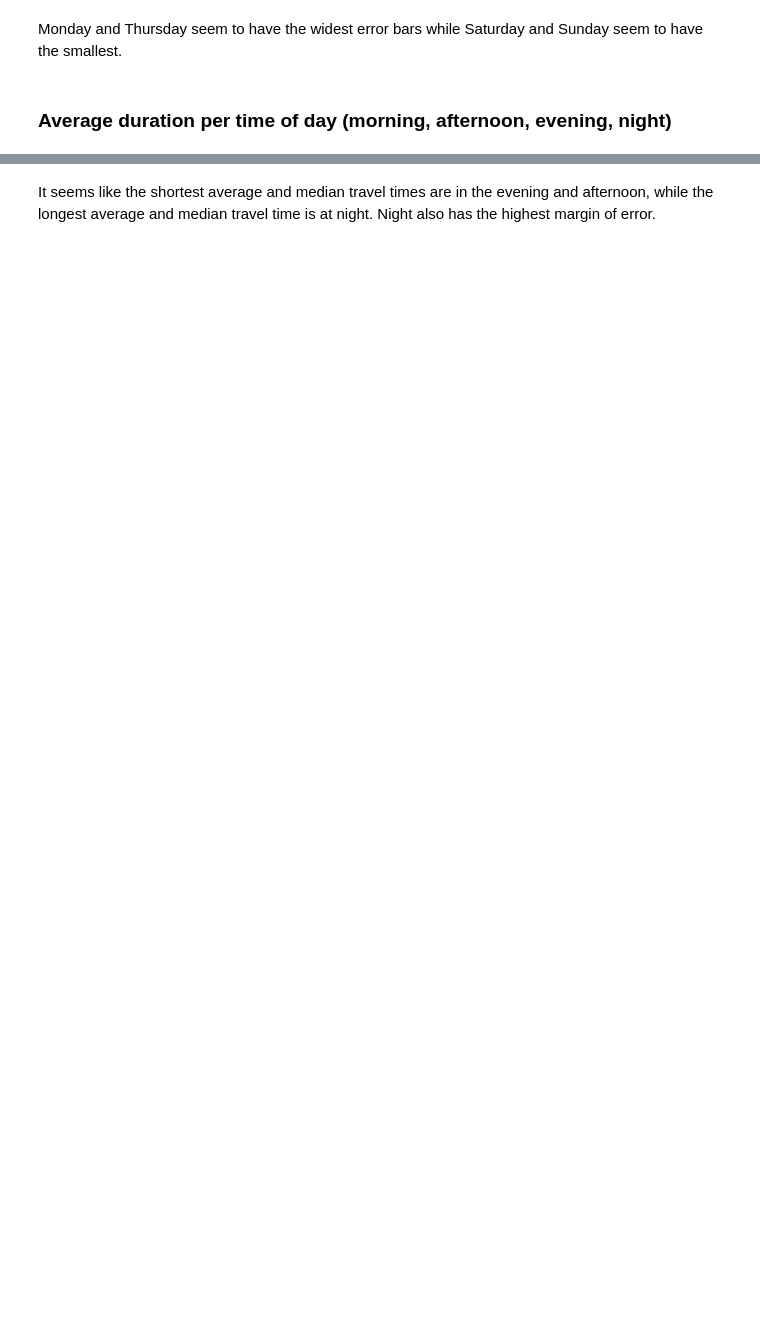
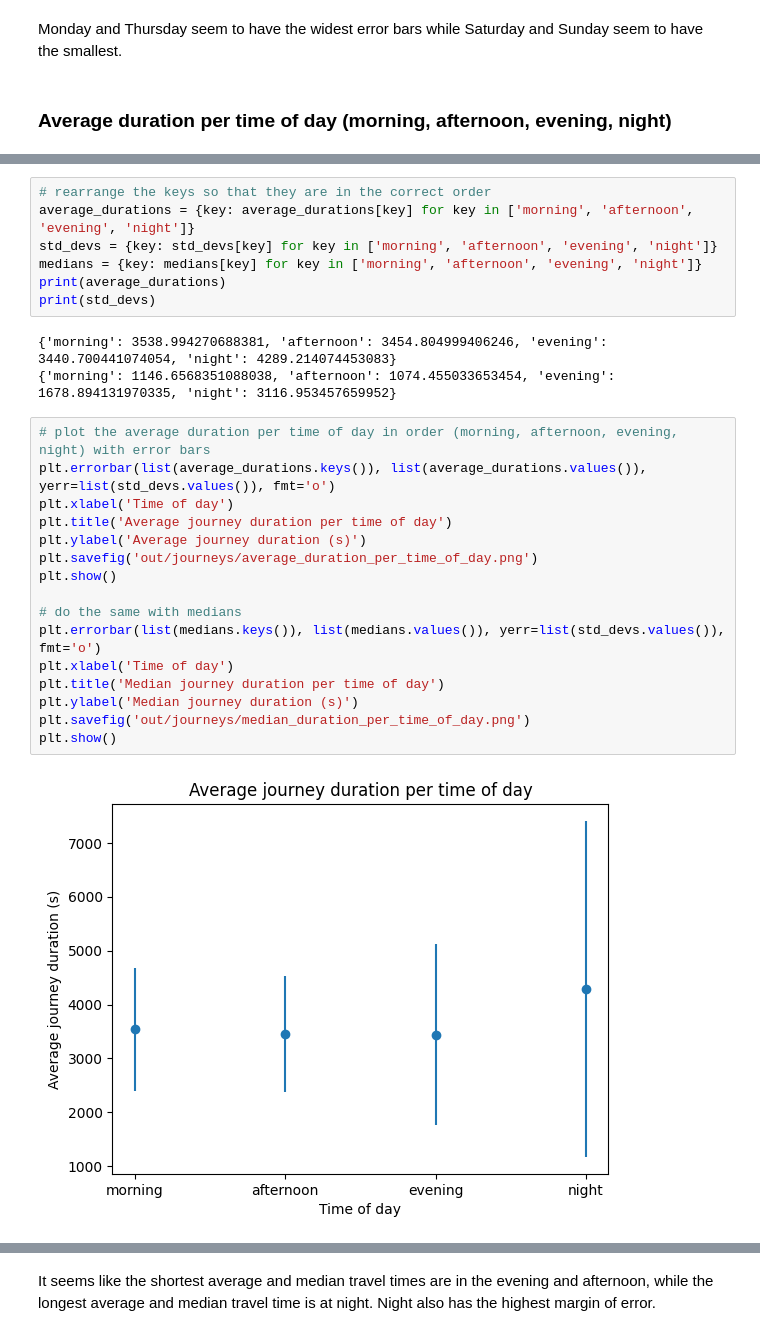
Before and after one commit to AldenCutler/LyonE24, a Jupyter notebook: stats-graphs/journeys.ipynb, the cells around one changed output, grey strips where cells are left out. Drawn from its saved outputs; the diff is of its cells as text; blank space fills up the shorter version.

```diff
--- a/stats-graphs/journeys.ipynb
+++ b/stats-graphs/journeys.ipynb
@@ -271,0 +264,28 @@ plt.show()
+# %%
+# rearrange the keys so that they are in the correct order
+average_durations = {key: average_durations[key] for key in ['morning', 'afternoon', 'evening', 'night']}
+std_devs = {key: std_devs[key] for key in ['morning', 'afternoon', 'evening', 'night']}
+medians = {key: medians[key] for key in ['morning', 'afternoon', 'evening', 'night']}
+print(average_durations)
+print(std_devs)
+# %% [output]
+{'morning': 3538.994270688381, 'afternoon': 3454.804999406246, 'evening': 3440.700441074054, 'night': 4289.214074453083}
+{'morning': 1146.6568351088038, 'afternoon': 1074.455033653454, 'evening': 1678.894131970335, 'night': 3116.953457659952}
+# %%
+# plot the average duration per time of day in order (morning, afternoon, evening, night) with error bars
+plt.errorbar(list(average_durations.keys()), list(average_durations.values()), yerr=list(std_devs.values()), fmt='o')
+plt.xlabel('Time of day')
+plt.title('Average journey duration per time of day')
+plt.ylabel('Average journey duration (s)')
+plt.savefig('out/journeys/average_duration_per_time_of_day.png')
+plt.show()
+
+# do the same with medians
+plt.errorbar(list(medians.keys()), list(medians.values()), yerr=list(std_devs.values()), fmt='o')
+plt.xlabel('Time of day')
+plt.title('Median journey duration per time of day')
+plt.ylabel('Median journey duration (s)')
+plt.savefig('out/journeys/median_duration_per_time_of_day.png')
+plt.show()
+# %% [output]
+[figure, added]
```
Also changed, not shown: parts of 4 cells of this notebook, 10 other files.
